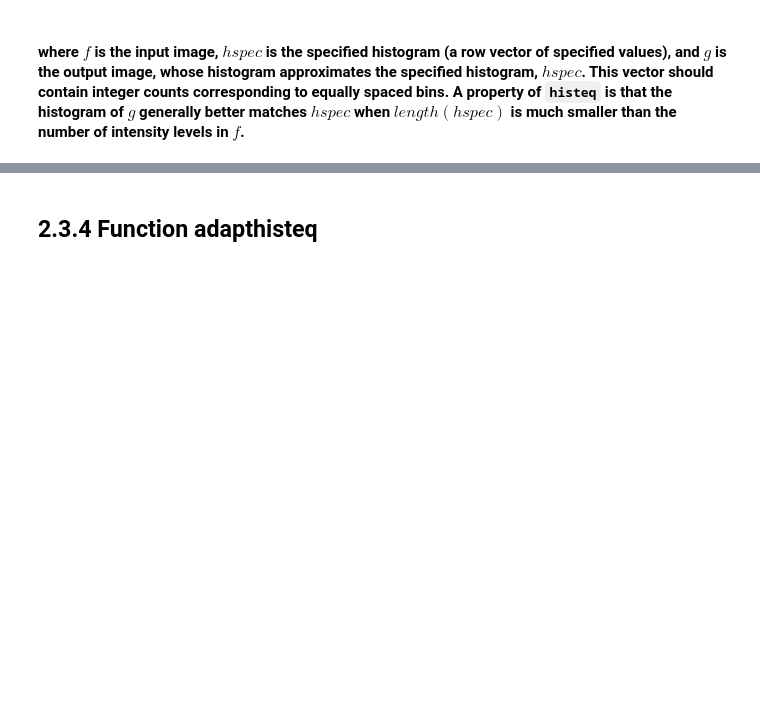
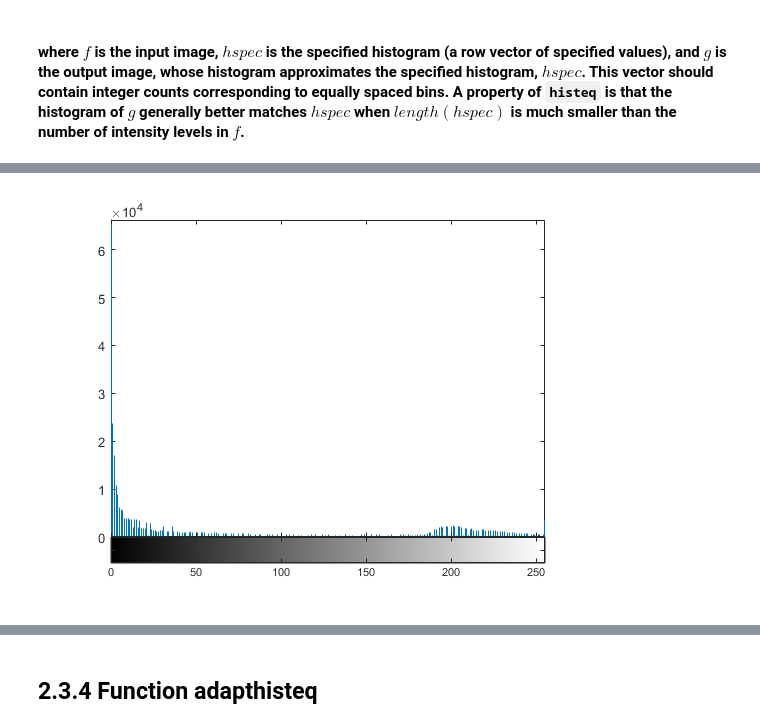
Before and after one commit to SunYufei/dipum2e, a Jupyter notebook: Chapter 2/2.3.ipynb, the cells around one changed output, grey strips where cells are left out. Saved outputs shown, nothing was run; the diff lists cells and outputs as text; code cells hidden in the pictures; blank space fills up the shorter version.

```diff
--- a/Chapter 2/2.3.ipynb
+++ b/Chapter 2/2.3.ipynb
@@ -196,0 +195,4 @@ subplot(224), imhist(f1)
+# %%
+imhist(f)
+# %% [output]
+[figure, added]
```
Also changed, not shown: parts of 9 cells of this notebook, 7 other files.
